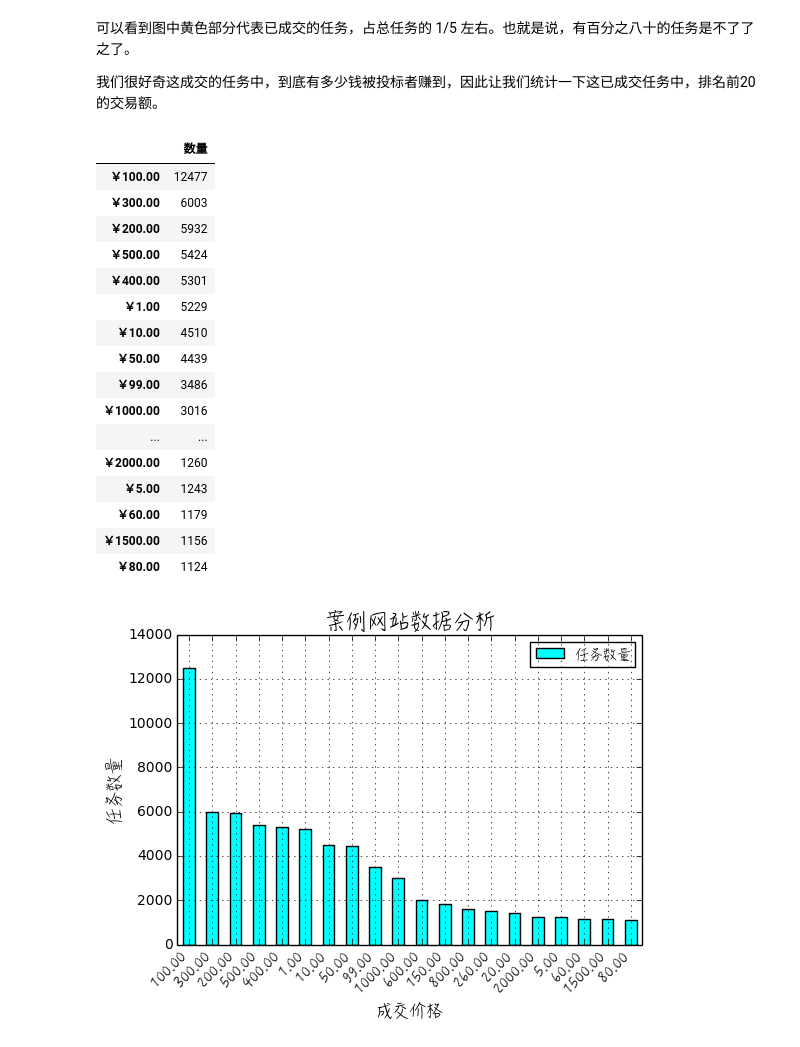
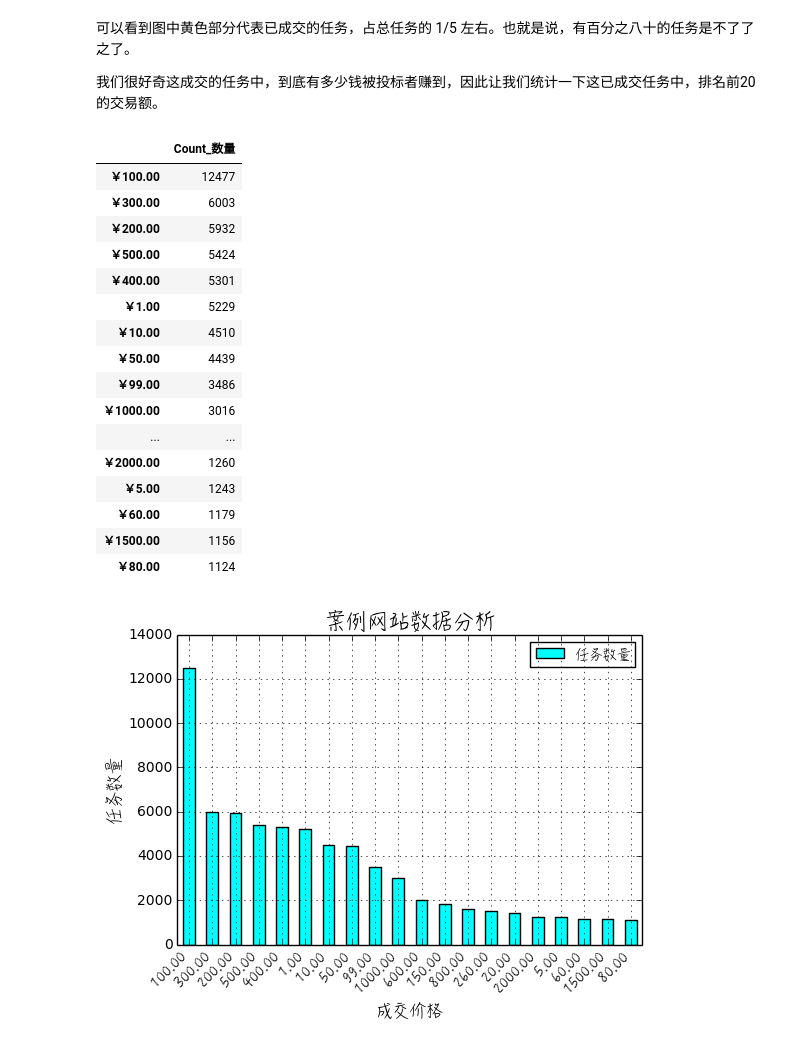
Before and after one commit to Databingo/Databingo, a Jupyter notebook: DataBookingStep2.ipynb, the cells around one changed output. Saved outputs shown, nothing was run; the diff lists cells and outputs as text; code cells hidden in the pictures.

```diff
--- a/DataBookingStep2.ipynb
+++ b/DataBookingStep2.ipynb
@@ -109,9 +109,9 @@ pie
 我们很好奇这成交的任务中，到底有多少钱被投标者赚到，因此让我们统计一下这已成交任务中，排名前20的交易额。
 # %%
 tradeOrder = df.iloc[:,3].value_counts().iloc[2:22]
-pd.DataFrame(tradeOrder, columns = ['数量'])
+pd.DataFrame(tradeOrder, columns = ['Count_数量'])
 # %% [output]
-|  | 数量 |
+|  | Count_数量 |
 | ￥100.00 | 12477 |
 | ￥300.00 | 6003 |
 | ￥200.00 | 5932 |
```
Also changed, not shown: parts of 5 cells of this notebook.
